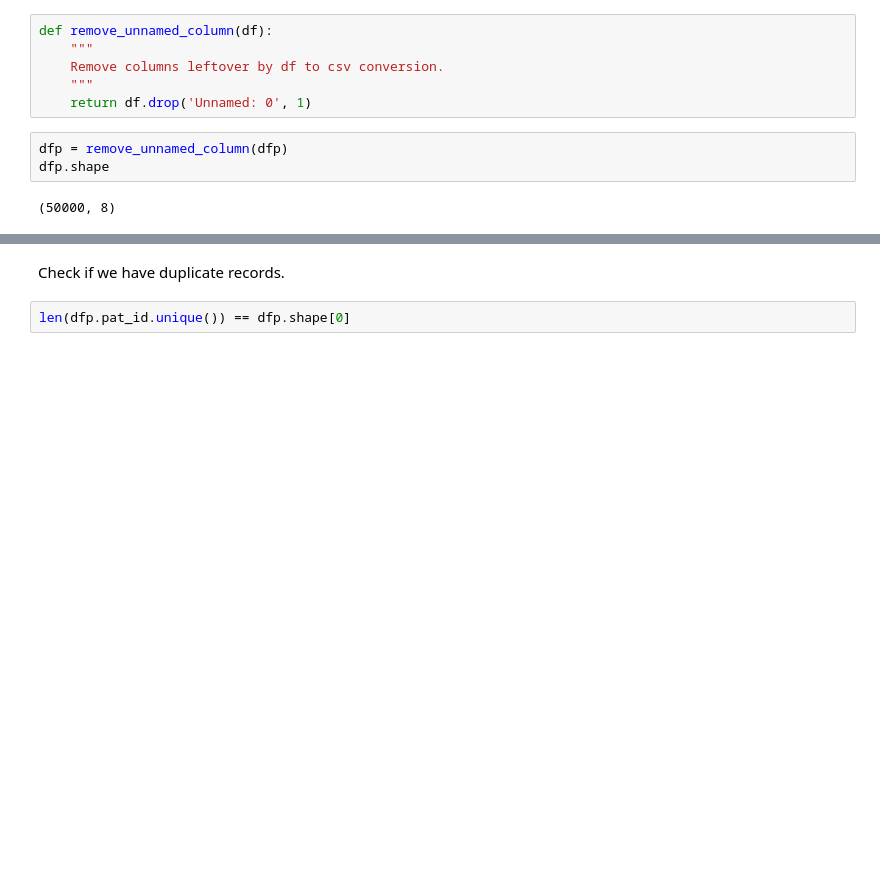
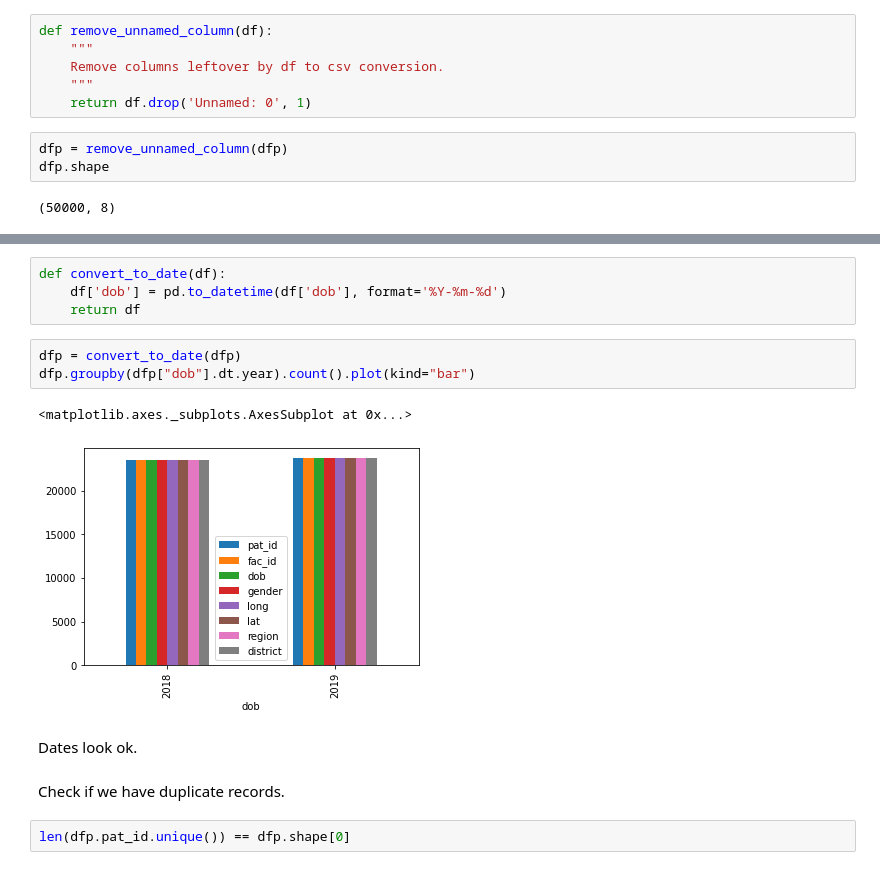
Before and after one commit to pinsleepe/titanickaggle, a Jupyter notebook: notebooks/data_engineering.ipynb, the cells around one changed output, grey strips where cells are left out. Saved outputs shown, nothing was run; the diff lists cells and outputs as text; blank space fills up the shorter version.

```diff
--- a/notebooks/data_engineering.ipynb
+++ b/notebooks/data_engineering.ipynb
@@ -39,3 +69,15 @@ dfp.shape
+# %%
+def convert_to_date(df):
+    df['dob'] = pd.to_datetime(df['dob'], format='%Y-%m-%d')
+    return df
+# %%
+dfp = convert_to_date(dfp)
+dfp.groupby(dfp["dob"].dt.year).count().plot(kind="bar")
+# %% [output]
+<matplotlib.axes._subplots.AxesSubplot at 0x...>
+[figure, added]
+# %% [markdown]
+Dates look ok.
 # %% [markdown]
 Check if we have duplicate records.
 # %%
```
Also changed, not shown: parts of 21 cells of this notebook, 4 other files.
